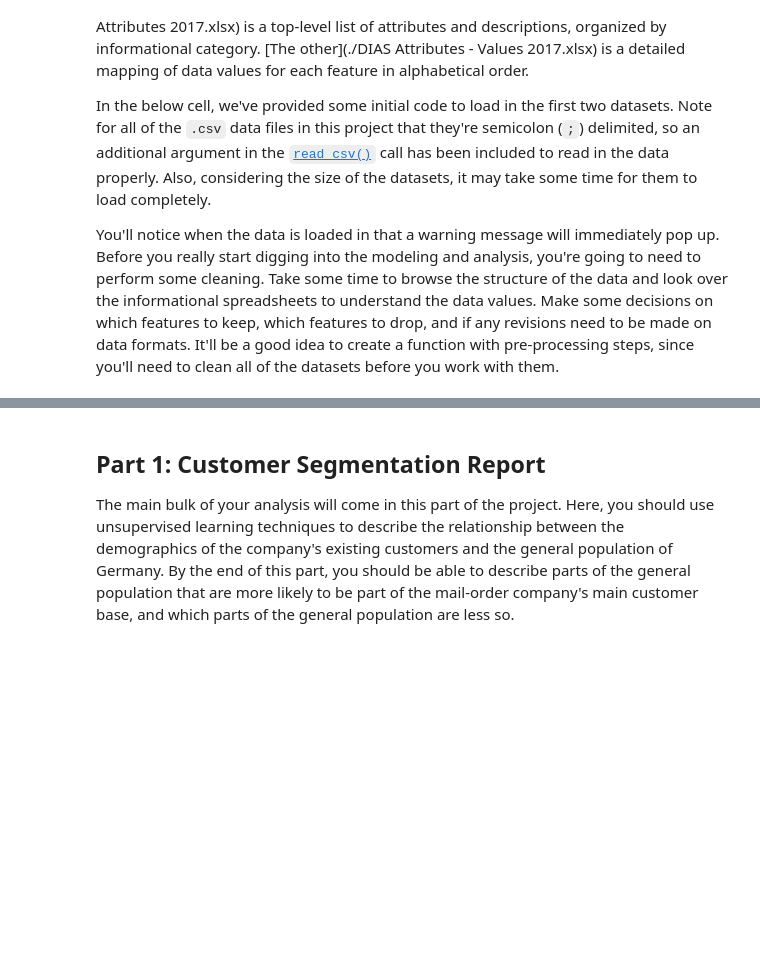
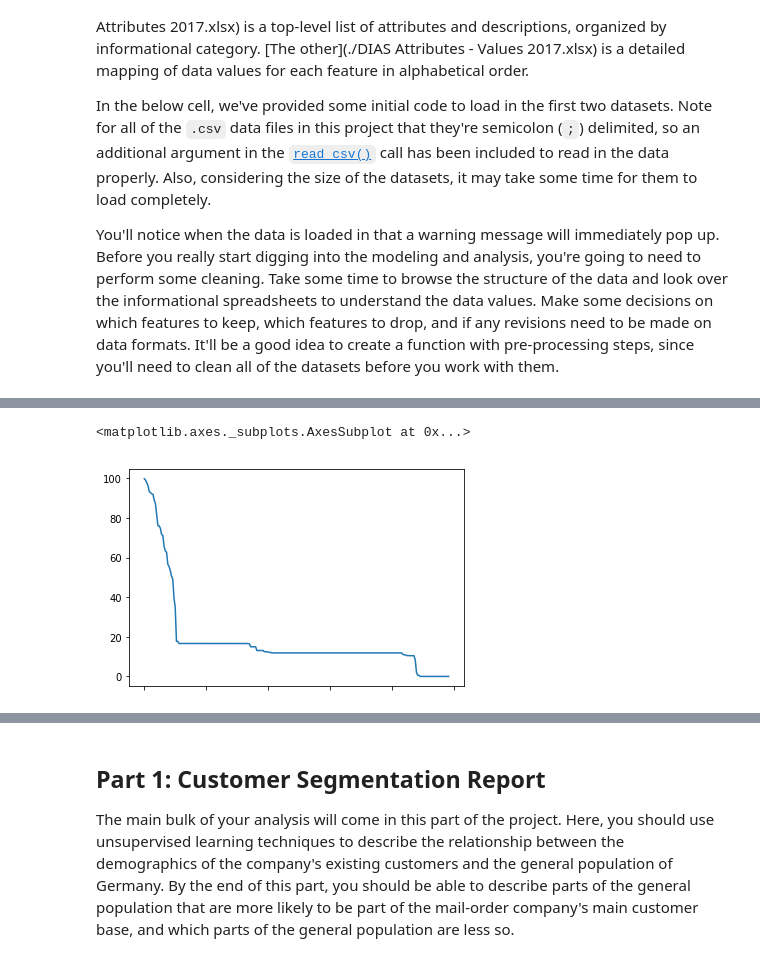
Before and after one commit to msarraj-edu/DSND_Capstone_Identifying_Customer_Segments, a Jupyter notebook: Arvato Project Workbook.ipynb, the cells around one changed output, grey strips where cells are left out. Drawn from its saved outputs; the diff is of its cells as text; code cells hidden in the pictures; blank space fills up the shorter version.

```diff
--- a/Arvato Project Workbook.ipynb
+++ b/Arvato Project Workbook.ipynb
@@ -58,0 +277,12 @@ customers = pd.read_csv('../../data/Term2/capstone/arvato_data/Udacity_CUSTOMERS
+# %%
+def parse_missing_and_unknown(entry):
+    def is_number(s):
+        try:
+            float(s)
+            return True
+        except ValueError:
+            return False
+
+    lst = entry.split(',')
+    lst = [float(num) if is_number(num) else num for num in lst]
+    return lst
@@ -58,0 +358,5 @@ customers = pd.read_csv('../../data/Term2/capstone/arvato_data/Udacity_CUSTOMERS
+# %%
+# replace values specified in Attribute with NaNs
+for col in list(set(unknown_vals.index) & set(df.columns)):
+    lst_of_values_to_be_converted_to_nans = parse_missing_and_unknown(unknown_vals['Value'][col])
+    df.loc[df[col].isin(lst_of_values_to_be_converted_to_nans), col] = np.nan
@@ -58,0 +388,2 @@ customers = pd.read_csv('../../data/Term2/capstone/arvato_data/Udacity_CUSTOMERS
+# %%
+df = df[list(set(unknown_vals.index) & set(df.columns))]
@@ -58,0 +397,3 @@ customers = pd.read_csv('../../data/Term2/capstone/arvato_data/Udacity_CUSTOMERS
+# %%
+num_of_nans = df.isnull().sum().sort_values(ascending=False) / len(df.index) * 100
+num_of_nans
@@ -58,0 +418,5 @@ customers = pd.read_csv('../../data/Term2/capstone/arvato_data/Udacity_CUSTOMERS
+# %%
+num_of_nans.plot()
+# %% [output]
+<matplotlib.axes._subplots.AxesSubplot at 0x...>
+[figure, added]
```
Also changed, not shown: parts of 63 cells of this notebook, 5 other files.
